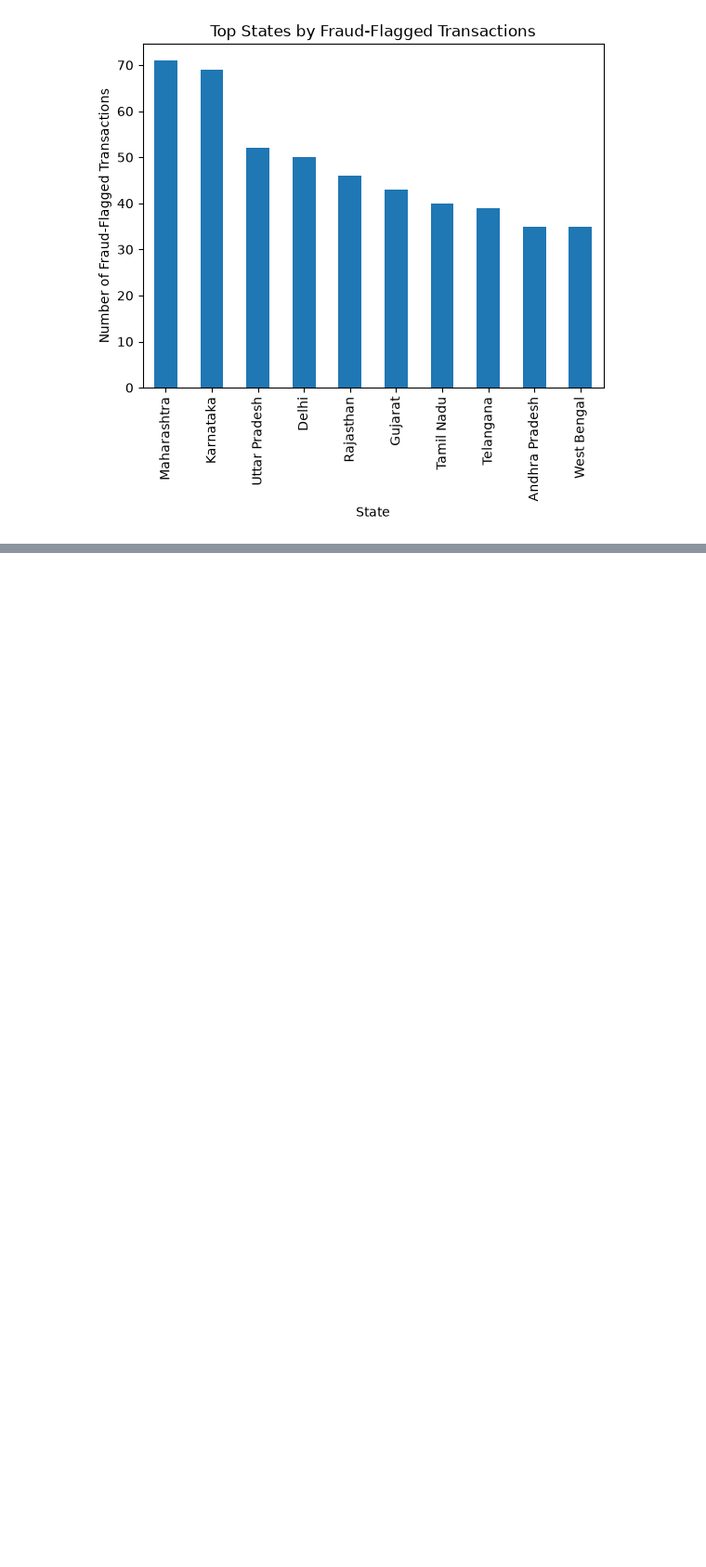
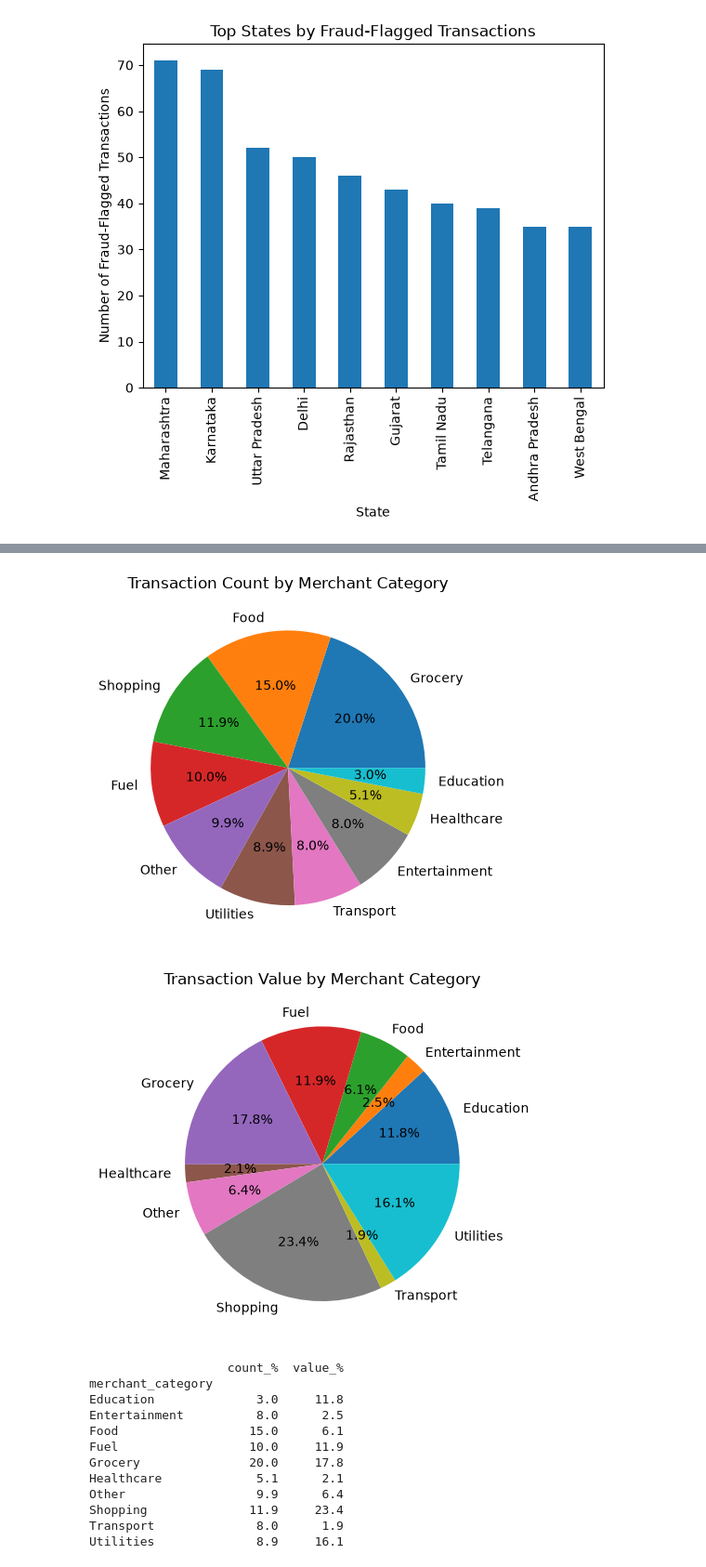
Before and after one commit to Swaraj-Shinde/DEVL-MINI-PROJECT, a Jupyter notebook: mini-project.ipynb, the cells around one changed output, grey strips where cells are left out. Shown at 93% size. Drawn from its saved outputs; the diff is of its cells as text; code cells hidden in the pictures; blank space fills up the shorter version.

```diff
--- a/mini-project.ipynb
+++ b/mini-project.ipynb
@@ -641,0 +718,31 @@ Name: count, dtype: int64
+# %%
+cnt = df["merchant_category"].value_counts()
+val = df.groupby("merchant_category")["amount (INR)"].sum()
+
+plt.pie(cnt, labels=cnt.index, autopct="%1.1f%%")
+plt.title("Transaction Count by Merchant Category")
+plt.show()
+
+plt.pie(val, labels=val.index, autopct="%1.1f%%")
+plt.title("Transaction Value by Merchant Category")
+plt.show()
+
+print(pd.DataFrame({
+    "count_%": cnt / cnt.sum() * 100,
+    "value_%": val / val.sum() * 100
+}).round(1))
+# %% [output]
+[figure, added]
+[figure, added]
+                   count_%  value_%
+merchant_category
+Education              3.0     11.8
+Entertainment          8.0      2.5
+Food                  15.0      6.1
+Fuel                  10.0     11.9
+Grocery               20.0     17.8
+Healthcare             5.1      2.1
+Other                  9.9      6.4
+Shopping              11.9     23.4
+Transport              8.0      1.9
+Utilities              8.9     16.1
```
Also changed, not shown: parts of 15 cells of this notebook.
